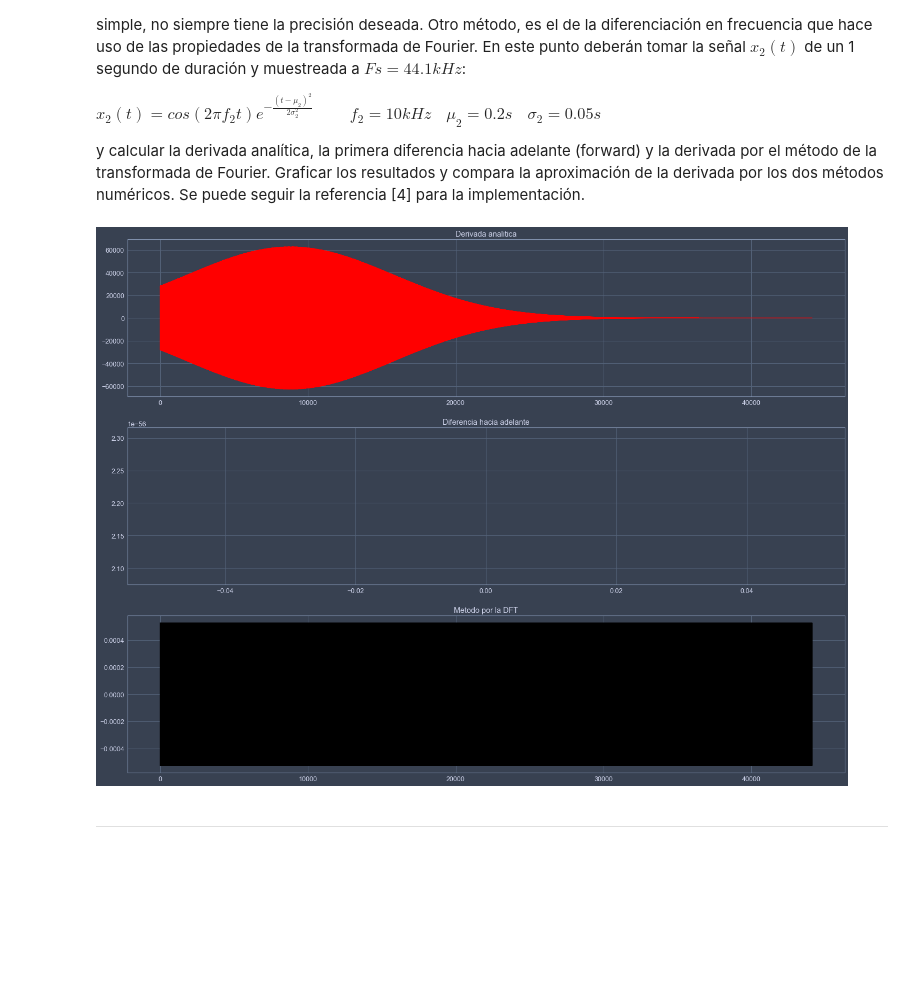
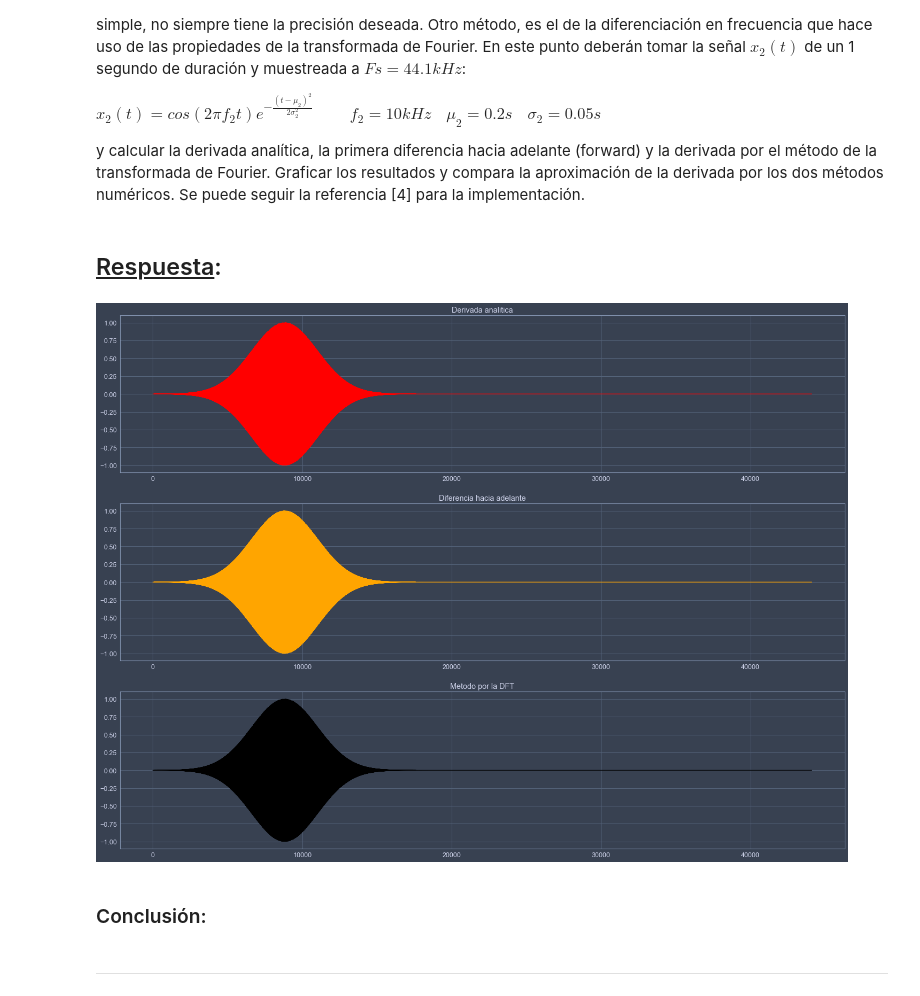
Before and after one commit to reborafs/dsp-untref, a Jupyter notebook: TPs/tp2/TP2.ipynb, the cells around one changed output. Saved outputs shown, nothing was run; the diff lists cells and outputs as text; code cells hidden in the pictures; blank space fills up the shorter version.

```diff
--- a/TPs/tp2/TP2.ipynb
+++ b/TPs/tp2/TP2.ipynb
@@ -410,50 +412,48 @@ $x_2 (t) = cos(2 \pi f_2 t) e^{- \frac{(t-\mu_2)^2}{2\sigma_2^2}}\;\;\;\;\;\;\;\
 y calcular la derivada analítica, la primera diferencia hacia adelante (forward) y la derivada por el
 método de la transformada de Fourier. Graficar los resultados y compara la aproximación de la
 derivada por los dos métodos numéricos. Se puede seguir la referencia [4] para la implementación.
+# %% [markdown]
+## <u>Respuesta</u>:
 # %%
 # Defino la senal
 ej6_x = np.copy(x2)
 
 # 1er metodo: Derivada analitica
-a = 2*np.pi*f2
-x = vector_t
-b = mu2
-c = sigma2
-dx_dt = (-a*np.sin(a*x)*(np.e**-(((x-b)**2)/c)) -
-         2 * (x-b) * np.cos(a*x) * (np.e**-(((x-b)**2)/c)) / c)
+a = 2*np.pi*10000
+t = np.linspace(0,1,fs)
+b = 0.2
+c = 2*(0.05**2)
+exp = np.e**(-((t-b)**2)/c)
+dx_dt = -a*np.sin(a*t)*exp - (2*(t-b)*np.cos(a*t)*exp)/c
 
 # 2do metodo: diferencia hacia adelante
-L = len(ej6_x)
-n = fs
-for i in range(len(ej6_x)):
-    dx_FD = ej6_x[i]-ej6_x[i-1] / (L/n)
+dx_fd = np.empty(44100)
+for i in range(len(ej6_x)-1):
+    dx_fd[i] = (ej6_x[i+1]-ej6_x[i]) / (1/fs)
+dx_fd[-1] = dx_fd[-2]
 
 # 3er metodo: metodo por la DFT
 ej6_fft_len = fs
 fhat = np.fft.fft(ej6_x)
-kappa = (2*np.pi/L)*np.arange(-fs/2,(fs/2))
+kappa = (2*np.pi/fs)*np.arange(-fs/2,(fs/2))
 kappa = np.fft.fftshift(kappa)
-dfhat = (i * kappa * fhat)
-dx_FFt = np.real(np.fft.ifft(dfhat))
+dfhat = (1j * kappa * fhat)
+dx_fft = np.real(np.fft.ifft(dfhat))
 # %%
 fig, ax = plt.subplots(3, 1, figsize=[20,15])
-ax[0].plot(dx_dt, color='red')
-ax[1].plot(dx_FD, color='orange')
-ax[2].plot(dx_FFt, color='black')
+ax[0].plot(dx_dt/max(dx_dt), color='red')
+ax[1].plot(dx_fd/max(dx_fd), color='orange')
+ax[2].plot(dx_fft/max(dx_fft), color='black')
 
 ax[0].set_title('Derivada analitica')
 ax[1].set_title('Diferencia hacia adelante')
 ax[2].set_title('Metodo por la DFT')
 
 fig.tight_layout()
-# [ax[i,0].grid() for i in range(3)]
-# [ax[i,1].grid() for i in range(3)]
-
-# for i in range(3):
-#     ax[i,1].set_xlim(0,60)
-#     ax[i,1].set_ylim(-100,100)
 # %% [output]
-[figure, old version]
+[figure, new version]
+# %% [markdown]
+### Conclusión:
 # %% [markdown]
 ---
 # %% [markdown]
```
Also changed, not shown: parts of 15 cells of this notebook.
